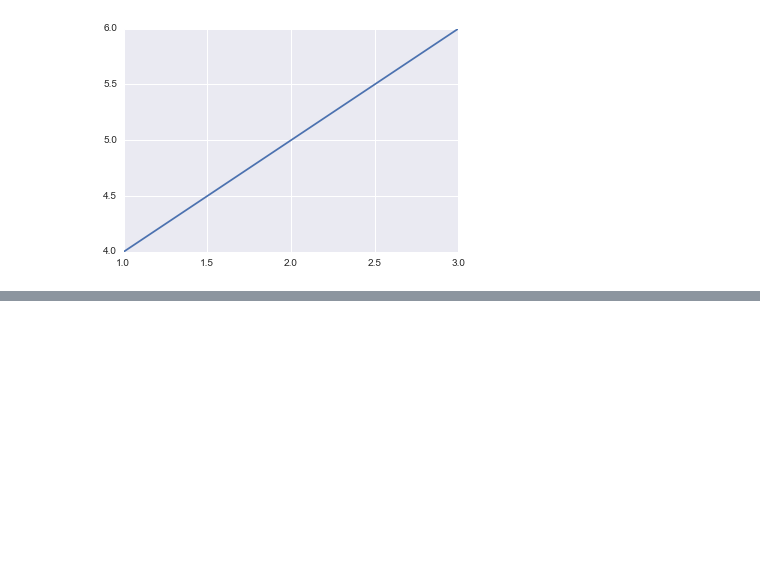
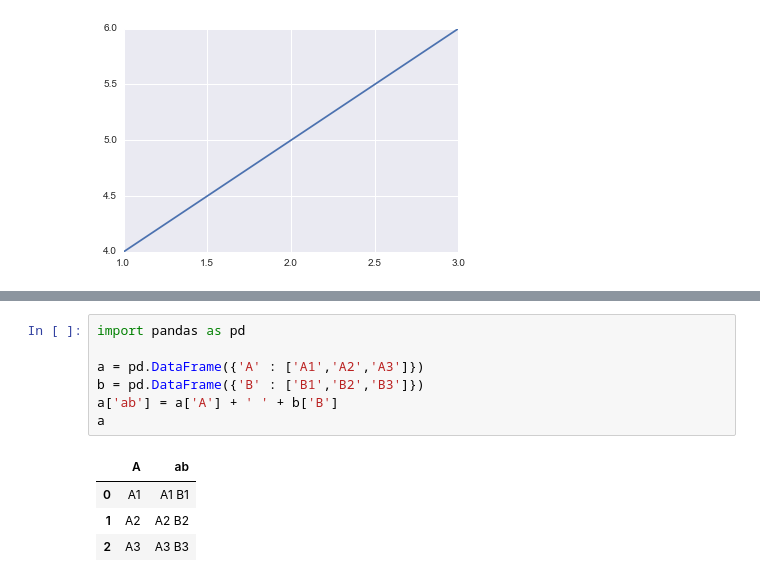
Before and after one commit to dmuralik/datascience, a Jupyter notebook: projects/misc/myfirstnb.ipynb, the cells around one changed output, grey strips where cells are left out. Drawn from its saved outputs; the diff is of its cells as text; blank space fills up the shorter version.

```diff
--- a/projects/misc/myfirstnb.ipynb
+++ b/projects/misc/myfirstnb.ipynb
@@ -93,0 +138,12 @@ plt.plot([1,2,3],[4,5,6])
+# %%
+import pandas as pd
+
+a = pd.DataFrame({'A' : ['A1','A2','A3']})
+b = pd.DataFrame({'B' : ['B1','B2','B3']})
+a['ab'] = a['A'] + ' ' + b['B']
+a
+# %% [output]
+|  | A | ab |
+| 0 | A1 | A1 B1 |
+| 1 | A2 | A2 B2 |
+| 2 | A3 | A3 B3 |
```
Also changed, not shown: parts of 8 cells of this notebook, 19 other files.
